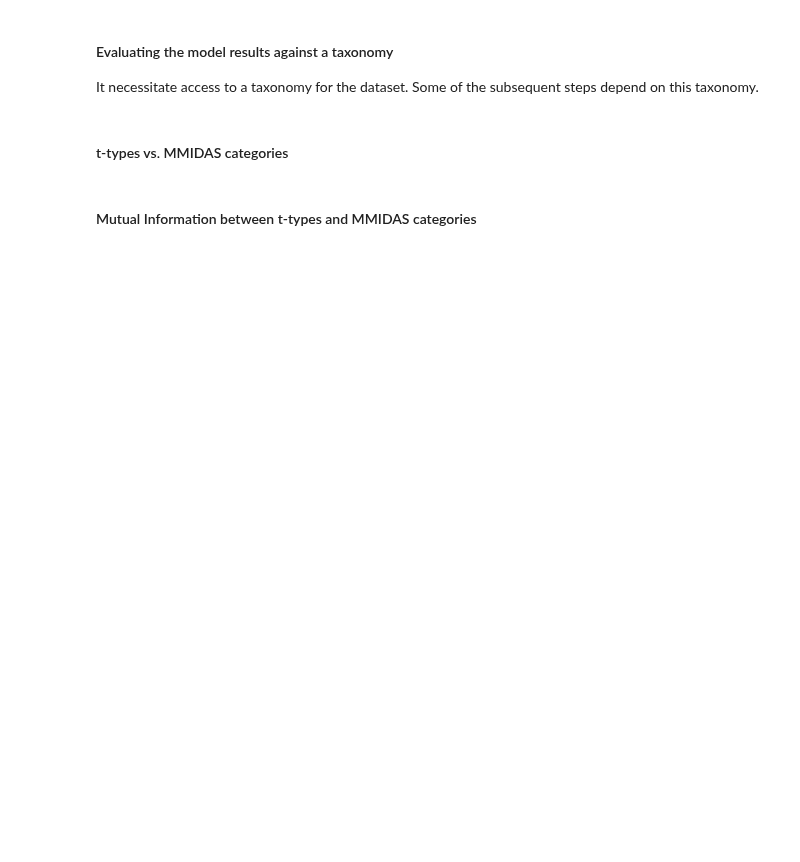
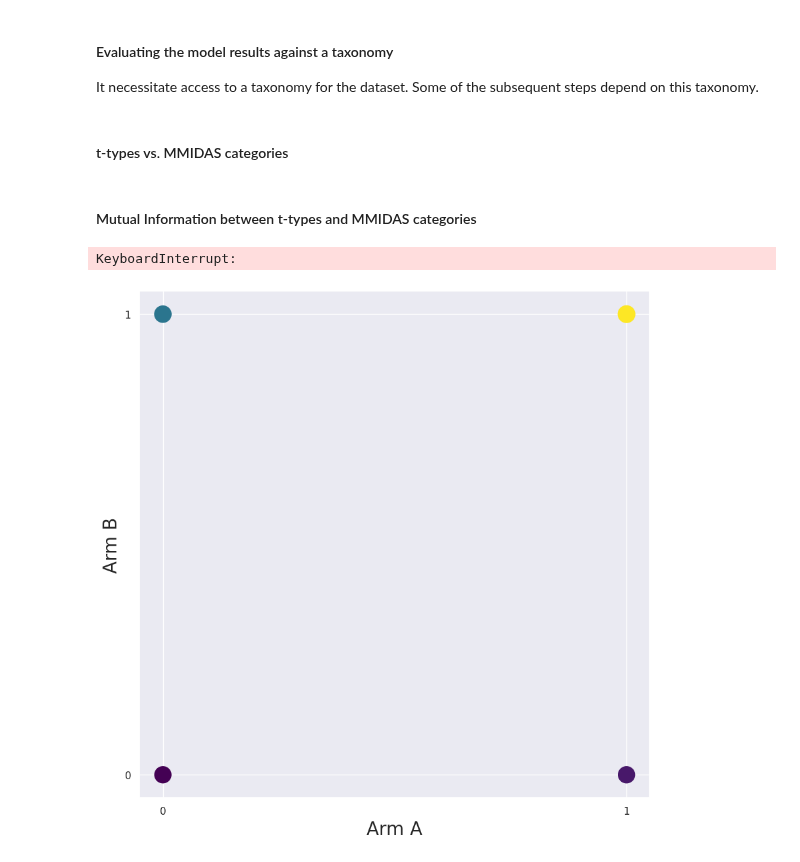
Before and after one commit to AllenInstitute/distributed-vae, a Jupyter notebook: notebooks/3_evaluation.ipynb, the cells around one changed output. Cells and saved outputs as stored; diff of their text form; code cells hidden in the pictures; blank space fills up the shorter version.

Commit message:
Add plot_mi_scatter()

```diff
--- a/notebooks/3_evaluation.ipynb
+++ b/notebooks/3_evaluation.ipynb
@@ -584,8 +559,10 @@ def compare_state_dicts(model1: nn.Module, model2: nn.Module, rtol=1e-5, atol=1e
 
 A = 2
 B = 2
-vae_a = load_vae(A, 0)
-vae_b = load_vae(B, 1)
+ra = 0
+rb = 1
+vae_a = load_vae(A, ra)
+vae_b = load_vae(B, rb)
 
 # ev = evals(vae_30, all_loader)
 ev = evals2(vae_a, vae_b, all_loader)
@@ -943,16 +923,43 @@ def plot_mi(
     ax.set_yticklabels(yticks, fontsize=8)
     fig.tight_layout()
     if savedir:
-        plt.savefig(
-            savedir
-            + f"/mutinfo_{get_axis_save(axes[0])}_vs_{get_axis_save(axes[1])}_K{mi.shape[1]}.png",
-            dpi=300,
-        )  # TODO
+        pass
+        # plt.savefig(
+        #     savedir
+        #     + f"/mutinfo_{get_axis_save(axes[0])}_vs_{get_axis_save(axes[1])}_K{mi.shape[1]}.png",
+        #     dpi=300,
+        # )  # TODO
     plt.show()
 
-def plot_mi_scatter():
-    raise NotImplementedError
+@unstable
+# TODO
+def plot_mi_scatter(probs: tuple[np.ndarray, np.ndarray]):
+    cs_a, cs_b = probs
+    A = len(cs_a)
+    B = len(cs_b)
 
+    avgs = np.zeros((A, B))
+    for a in range(A):
+        for b in range(B):
+            mi = compute_mi(cs_a[a], one_hot(cs_b[b]))
+            avgs[a, b] = avg_mi(mi)
+
+    # scatter plot
+    fig, ax = plt.subplots(1, 1, figsize=(10, 10), dpi=100)
+    ax.scatter(
+        np.repeat(np.arange(A), B),
+        np.tile(np.arange(B), A),
+        s=avgs.flatten() * 1000,
+        c=avgs.flatten(),
+        cmap="viridis",
+    )
+    ax.set_xticks(np.arange(A))
+    ax.set_xticklabels(np.arange(A))
+    ax.set_yticks(np.arange(B))
+    ax.set_yticklabels(np.arange(B))
+    ax.set_xlabel("Arm A", fontsize=20)
+    ax.set_ylabel("Arm B", fontsize=20)
+    plt.show()
 
 so_far = 0
 so_far_a = 0
@@ -984,13 +991,19 @@ for a in range(B):
     for b in range(a + 1, B):
         mi = compute_mi(ev["cs_b"][a], one_hot(ev["cs_b"][b]))
         plot_mi(
-            normalize_mi(mi),
-            ((a, B, None), (b, B, None)),
+            mi,
+            ((a, A, 0), (b, B, 1)),
             [],
             [],
             f"multiarm-results/{A}{B}",
         )
         so_far_b += 1
+# %% [output]
+KeyboardInterrupt:
+# %%
+plot_mi_scatter((ev["cs_a"], ev["cs_b"]))
+# %% [output]
+[figure, added]
 # %%
 def plot_state():
     raise NotImplementedError
```
Also changed, not shown: parts of 7 cells of this notebook, 2 other files.
